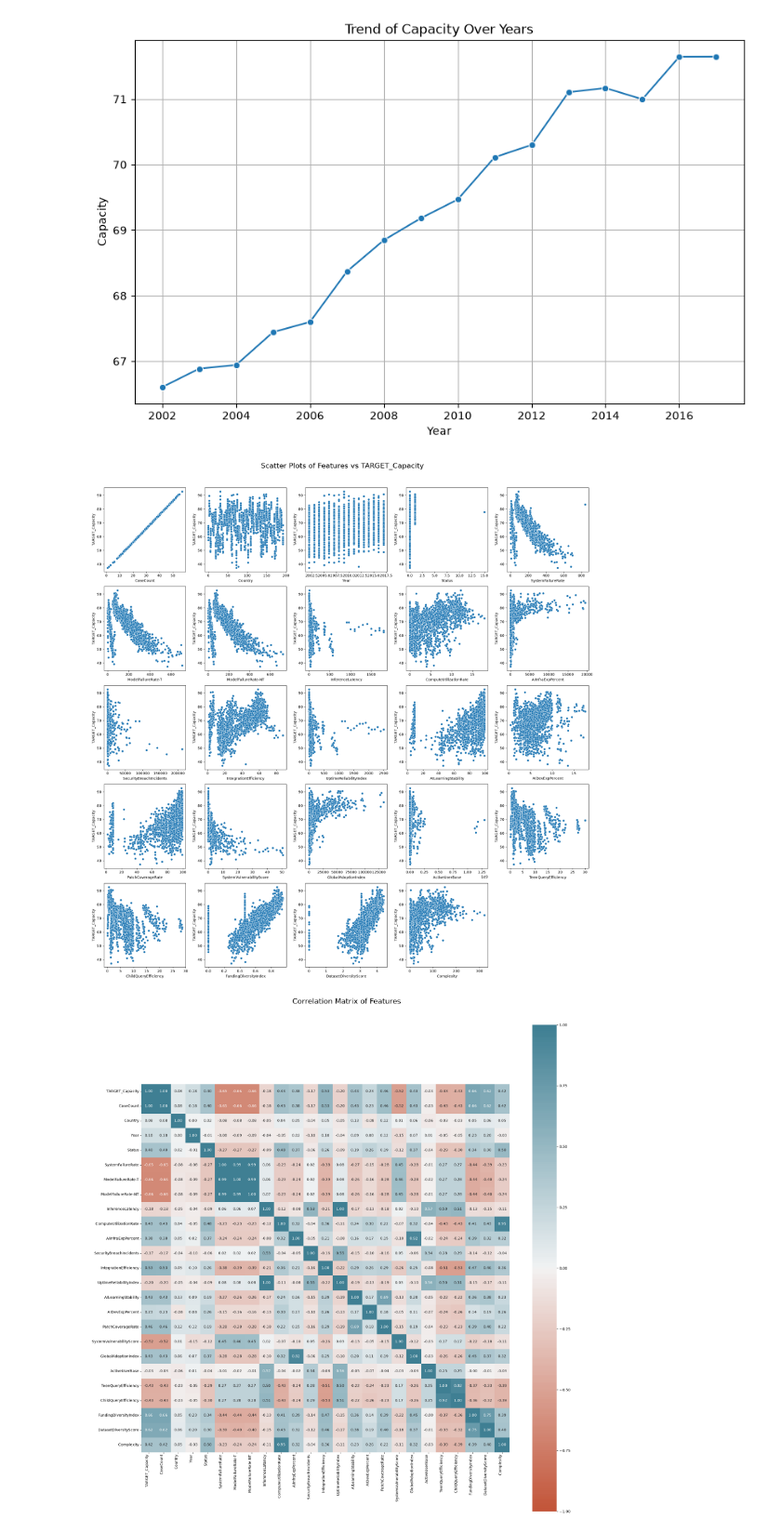
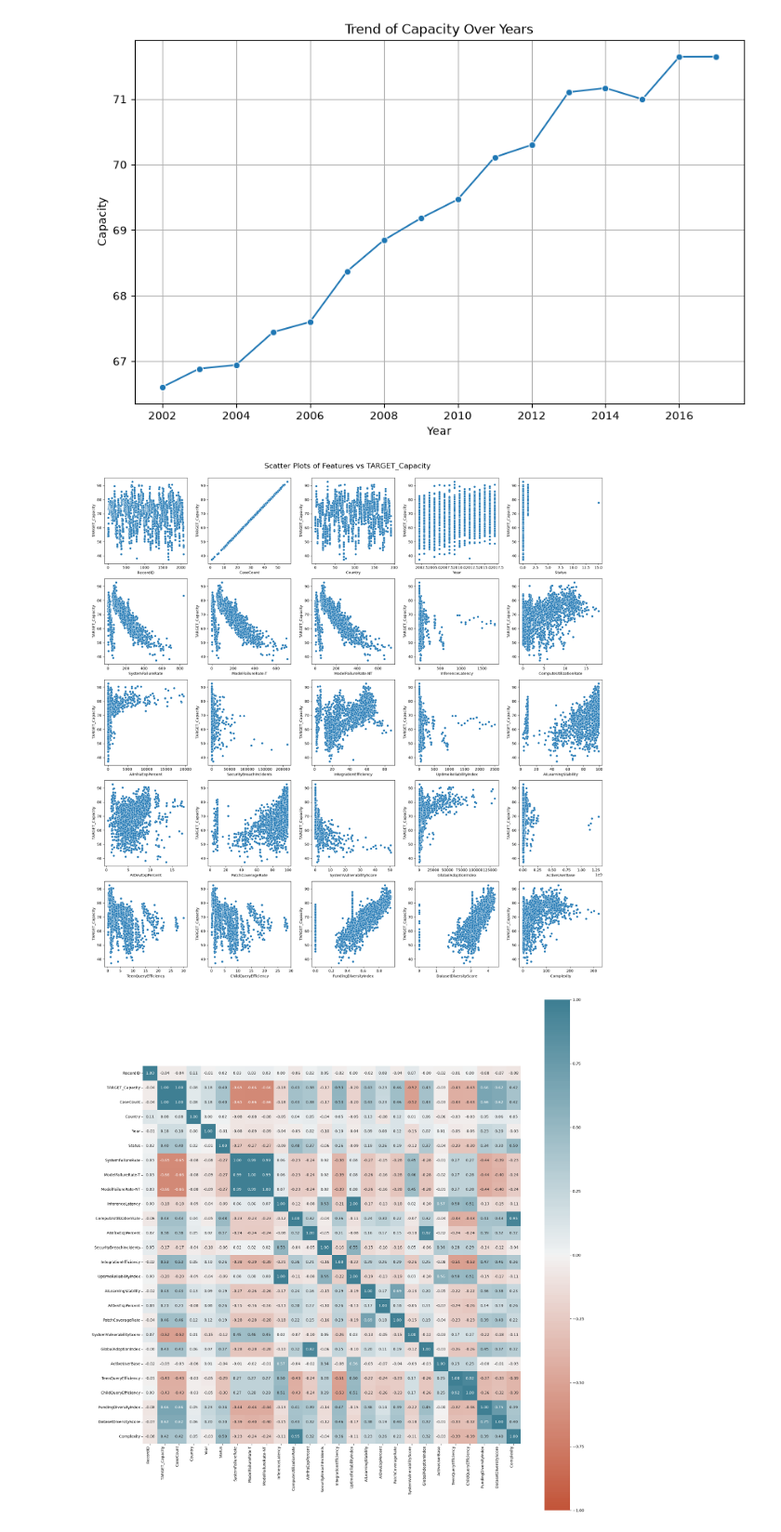
Before and after one commit to khangronky/cosc2753-assignment-1-2026b, a Jupyter notebook: notebook.ipynb, the cells around one changed output. Shown at 93% size. Saved outputs shown, nothing was run; the diff lists cells and outputs as text; code cells hidden in the pictures.

```diff
--- a/notebook.ipynb
+++ b/notebook.ipynb
@@ -114,6 +110,4 @@ for container in ax.containers:
 plt.show()
 # %% [output]
 [figure]
-# %%
-chatbot_data.drop(['RecordID'], axis=1, inplace=True)
 # %%
@@ -213,7 +207,7 @@ n = len(features)
 cols = 5
 rows = math.ceil(n / cols)
 
-fig, axes = plt.subplots(rows, cols, figsize=(20,20))
+fig, axes = plt.subplots(rows, cols, figsize=(cols * 4, rows * 4))
 axes = axes.flatten()
 
 for i, feature in enumerate(features):
@@ -222,30 +216,29 @@ for i, feature in enumerate(features):
 for j in range(i + 1, len(axes)):
     fig.delaxes(axes[j])
 
-fig.suptitle("Scatter Plots of Features vs TARGET_Capacity", y=1.02, fontsize=20)
+fig.suptitle("Scatter Plots of Features vs TARGET_Capacity", y=1, fontsize=20)
 plt.tight_layout()
 plt.show()
 # %% [output]
-[figure, old version]
+[figure, new version]
 # %%
 f, ax = plt.subplots(figsize=(20, 20))
 corr = chatbot_data.corr()
 ax = sns.heatmap(
     corr,
     vmin=-1, vmax=1, center=0,
     cmap=sns.diverging_palette(20, 220, n=200),
     square=True,
     annot=True,
     fmt=".2f",
 )
 ax.set_xticklabels(
     ax.get_xticklabels(),
     rotation=90,
     horizontalalignment='right'
 )
 
-plt.suptitle("Correlation Matrix of Features", y=1.02, fontsize=20)
 plt.tight_layout()
 plt.show()
 # %% [output]
-[figure, old version]
+[figure, new version]
```
Also changed, not shown: parts of 20 cells of this notebook, 2 other files.
